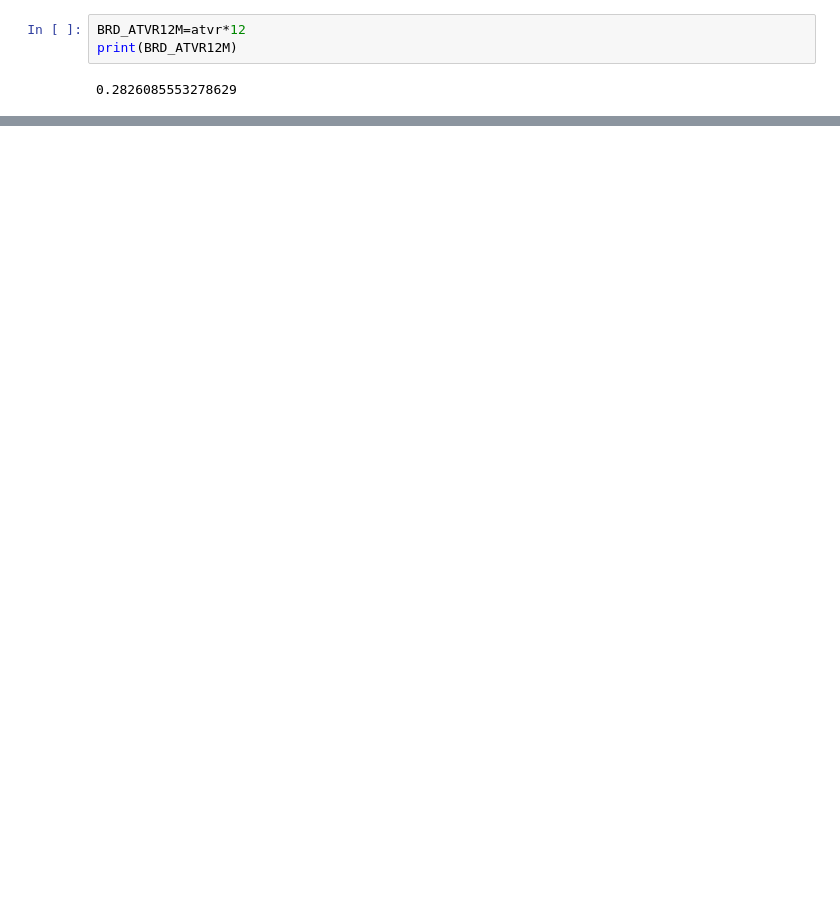
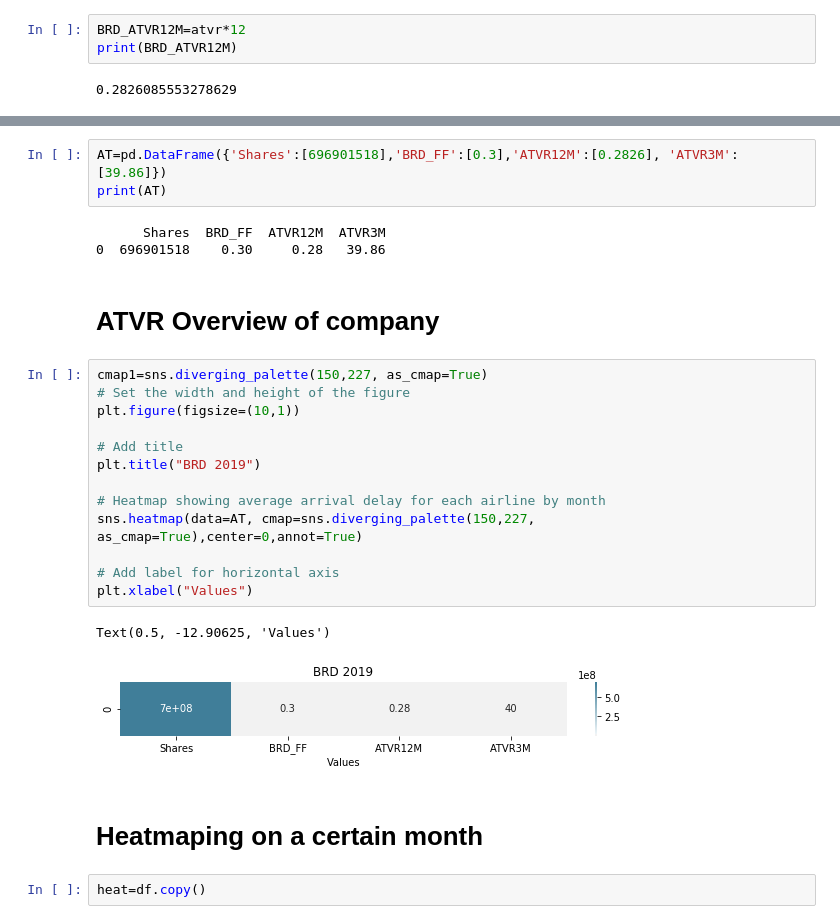
Before and after one commit to simofleanta/Data_coding_preparations, a Jupyter notebook: BRD.IPYNB, the cells around one changed output, grey strips where cells are left out. Saved outputs shown, nothing was run; the diff lists cells and outputs as text; blank space fills up the shorter version.

```diff
--- a/BRD.IPYNB
+++ b/BRD.IPYNB
@@ -275,0 +267,28 @@ print(BRD_ATVR12M)
+# %%
+AT=pd.DataFrame({'Shares':[696901518],'BRD_FF':[0.3],'ATVR12M':[0.2826], 'ATVR3M':[39.86]})
+print(AT)
+# %% [output]
+      Shares  BRD_FF  ATVR12M  ATVR3M
+0  696901518    0.30     0.28   39.86
+# %% [markdown]
+# ATVR Overview of company
+# %%
+cmap1=sns.diverging_palette(150,227, as_cmap=True)
+# Set the width and height of the figure
+plt.figure(figsize=(10,1))
+
+# Add title
+plt.title("BRD 2019")
+
+# Heatmap showing average arrival delay for each airline by month
+sns.heatmap(data=AT, cmap=sns.diverging_palette(150,227, as_cmap=True),center=0,annot=True)
+
+# Add label for horizontal axis
+plt.xlabel("Values")
+# %% [output]
+Text(0.5, -12.90625, 'Values')
+[figure, added]
+# %% [markdown]
+# Heatmaping on a certain month
+# %%
+heat=df.copy()
```
Also changed, not shown: parts of 33 cells of this notebook, 1 other file.
